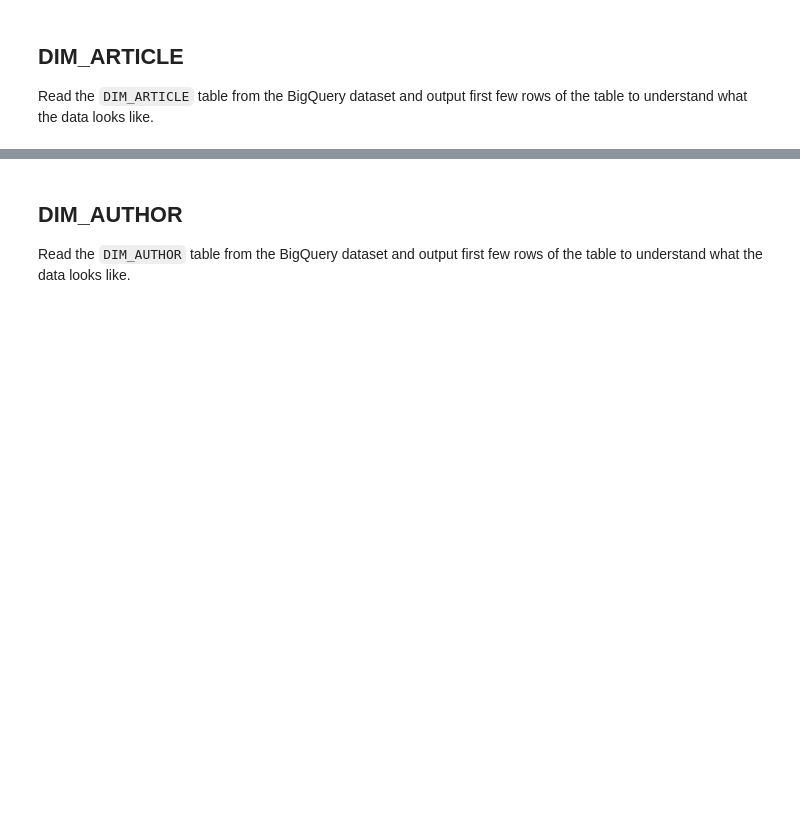
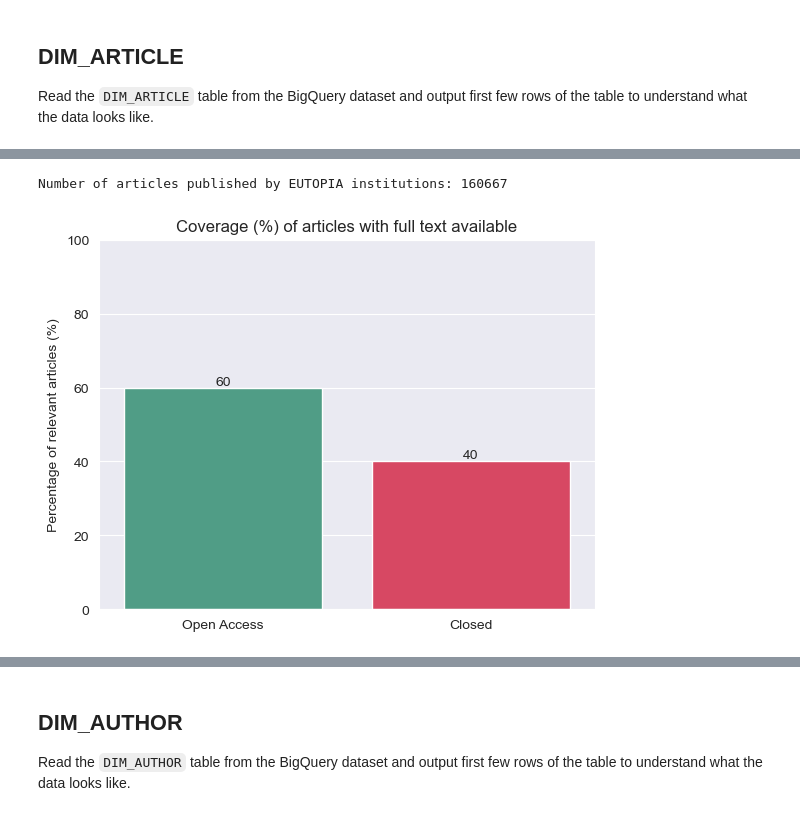
Before and after one commit to lukazontar/EUTOPIA-Collaboration-Recommender-System, a Jupyter notebook: notebooks/03 - Data coverage & quality.ipynb, the cells around one changed output, grey strips where cells are left out. Saved outputs shown, nothing was run; the diff lists cells and outputs as text; code cells hidden in the pictures; blank space fills up the shorter version.

Commit message:
Added article language and more detailed data coverage for articles with refined definition of relevant articles

```diff
--- a/notebooks/03 - Data coverage & quality.ipynb
+++ b/notebooks/03 - Data coverage & quality.ipynb
@@ -144,0 +156,53 @@ plot_health_metrics(df_source=df_article,
+# %%
+query_articles_eutopia = f"""
+SELECT
+    COUNT(DISTINCT ARTICLE_SID) AS ARTICLE_COUNT
+FROM
+    {read_schema}.FCT_COLLABORATION F
+    INNER JOIN {read_schema}.DIM_ARTICLE A USING (ARTICLE_SID)
+WHERE
+    IS_EUTOPIAN_PUBLICATION
+    AND A.ARTICLE_TITLE <> 'n/a'
+"""
+
+df_articles_eutopia = client.query(query_articles_eutopia).to_dataframe()
+n_relevant_articles = df_articles_eutopia.iloc[0, 0]
+print(f"Number of articles published by EUTOPIA institutions: {n_relevant_articles}")
+# %% [output]
+Number of articles published by EUTOPIA institutions: 160667
+# %%
+# Check how many articles have full text available
+query_articles_full_text = f"""
+SELECT
+    COUNT(DISTINCT F.ARTICLE_SID) AS ARTICLE_COUNT
+FROM
+    {read_schema}.FCT_COLLABORATION F
+    INNER JOIN {read_schema}.DIM_ARTICLE A
+        ON F.ARTICLE_SID = A.ARTICLE_SID
+    INNER JOIN {read_schema}.STG_UNPAYWALL_ARTICLE OA
+        ON A.ARTICLE_DOI = OA.ARTICLE_DOI
+WHERE
+    F.IS_EUTOPIAN_PUBLICATION
+    AND A.ARTICLE_TITLE <> 'n/a'
+    AND OA.IS_ARTICLE_OPEN_ACCESS
+"""
+
+df_articles_full_text = client.query(query_articles_full_text).to_dataframe()
+n_articles_full_text = df_articles_full_text.iloc[0, 0]
+
+# Visualize the coverage of articles with full text available
+ax = sns.barplot(x=['Open Access', 'Closed'],
+                 y=[100 * n_articles_full_text / n_relevant_articles,
+                    100 * (n_relevant_articles - n_articles_full_text) / n_relevant_articles],
+                 hue=['Open Access', 'Closed'],
+                 palette=[palette['good'], palette['bad']])
+
+# Add the data labels to the plot (truncated to 0 decimal points)
+for container in ax.containers:
+    ax.bar_label(container, fmt='%.0f', label_type='edge')
+plt.ylabel('Percentage of relevant articles (%)')
+plt.title('Coverage (%) of articles with full text available')
+plt.ylim(0, 100)
+plt.show()
+# %% [output]
+[figure, added]
```
Also changed, not shown: parts of 16 cells of this notebook, 11 other files.
